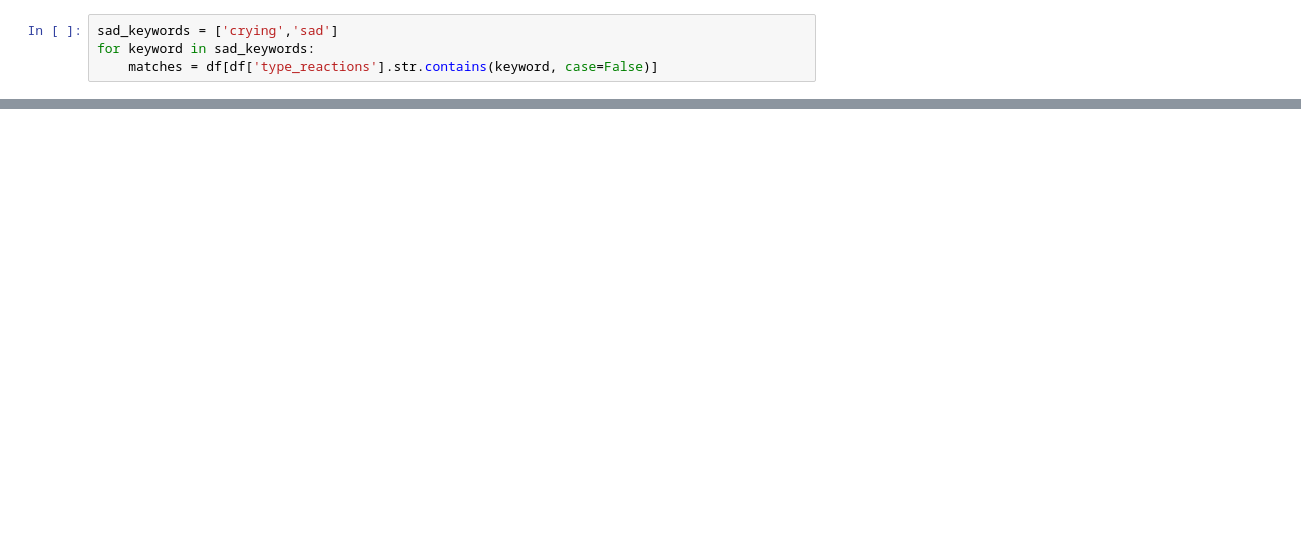
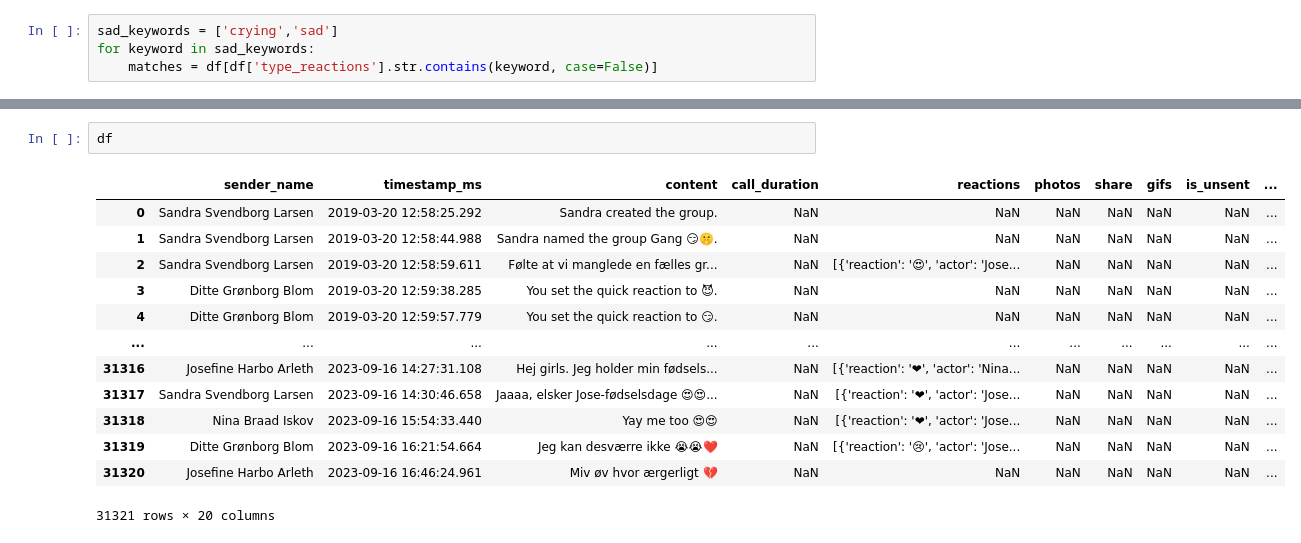
Before and after one commit to ditteblom/MessengerWrapped, a Jupyter notebook: notebook.ipynb, the cells around one changed output, grey strips where cells are left out. Drawn from its saved outputs; the diff is of its cells as text; blank space fills up the shorter version.

```diff
--- a/notebook.ipynb
+++ b/notebook.ipynb
@@ -135,0 +366,16 @@ df['type_reactions'].str.extract(pattern, flags=re.IGNORECASE)
+# %%
+df
+# %% [output]
+|  | sender_name | timestamp_ms | content | call_duration | reactions | photos | share | gifs | is_unsent | ... |
+| 0 | Sandra Svendborg Larsen | 2019-03-20 12:58:25.292 | Sandra created the group. | NaN | NaN | NaN | NaN | NaN | NaN | ... |
+| 1 | Sandra Svendborg Larsen | 2019-03-20 12:58:44.988 | Sandra named the group Gang 😏🤫. | NaN | NaN | NaN | NaN | NaN | NaN | ... |
+| 2 | Sandra Svendborg Larsen | 2019-03-20 12:58:59.611 | Følte at vi manglede en fælles gr... | NaN | [{'reaction': '😍', 'actor': 'Jose... | NaN | NaN | NaN | NaN | ... |
+| 3 | Ditte Grønborg Blom | 2019-03-20 12:59:38.285 | You set the quick reaction to 😈. | NaN | NaN | NaN | NaN | NaN | NaN | ... |
+| 4 | Ditte Grønborg Blom | 2019-03-20 12:59:57.779 | You set the quick reaction to 😏. | NaN | NaN | NaN | NaN | NaN | NaN | ... |
+| ... | ... | ... | ... | ... | ... | ... | ... | ... | ... | ... |
+| 31316 | Josefine Harbo Arleth | 2023-09-16 14:27:31.108 | Hej girls. Jeg holder min fødsels... | NaN | [{'reaction': '❤', 'actor': 'Nina... | NaN | NaN | NaN | NaN | ... |
+| 31317 | Sandra Svendborg Larsen | 2023-09-16 14:30:46.658 | Jaaaa, elsker Jose-fødselsdage 😍😍... | NaN | [{'reaction': '❤', 'actor': 'Jose... | NaN | NaN | NaN | NaN | ... |
+| 31318 | Nina Braad Iskov | 2023-09-16 15:54:33.440 | Yay me too 😍😍 | NaN | [{'reaction': '❤', 'actor': 'Jose... | NaN | NaN | NaN | NaN | ... |
+| 31319 | Ditte Grønborg Blom | 2023-09-16 16:21:54.664 | Jeg kan desværre ikke 😭😭❤️ | NaN | [{'reaction': '😢', 'actor': 'Jose... | NaN | NaN | NaN | NaN | ... |
+| 31320 | Josefine Harbo Arleth | 2023-09-16 16:46:24.961 | Miv øv hvor ærgerligt 💔 | NaN | NaN | NaN | NaN | NaN | NaN | ... |
+31321 rows × 20 columns
```
Also changed, not shown: parts of 22 cells of this notebook, 2 other files.
